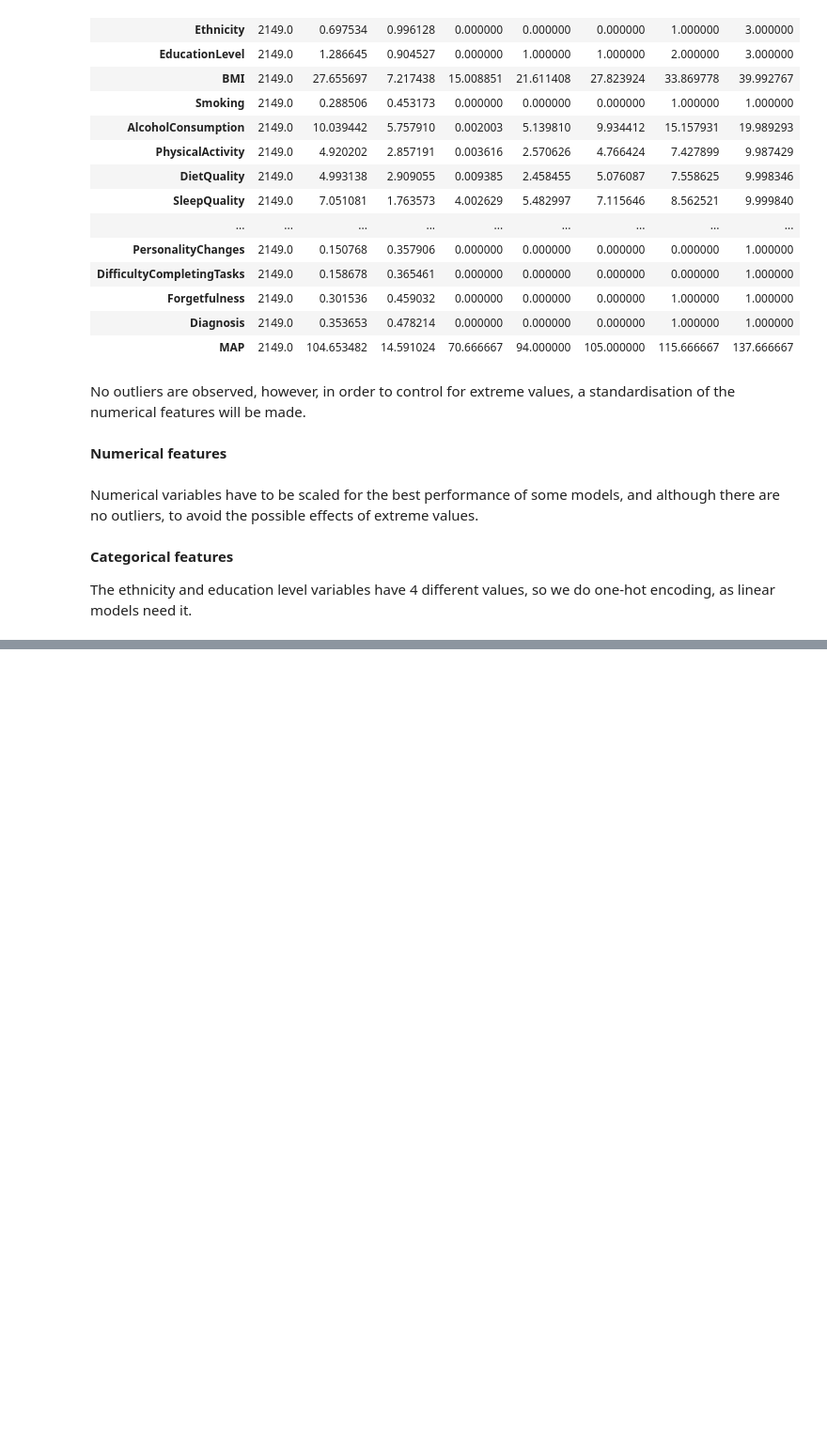
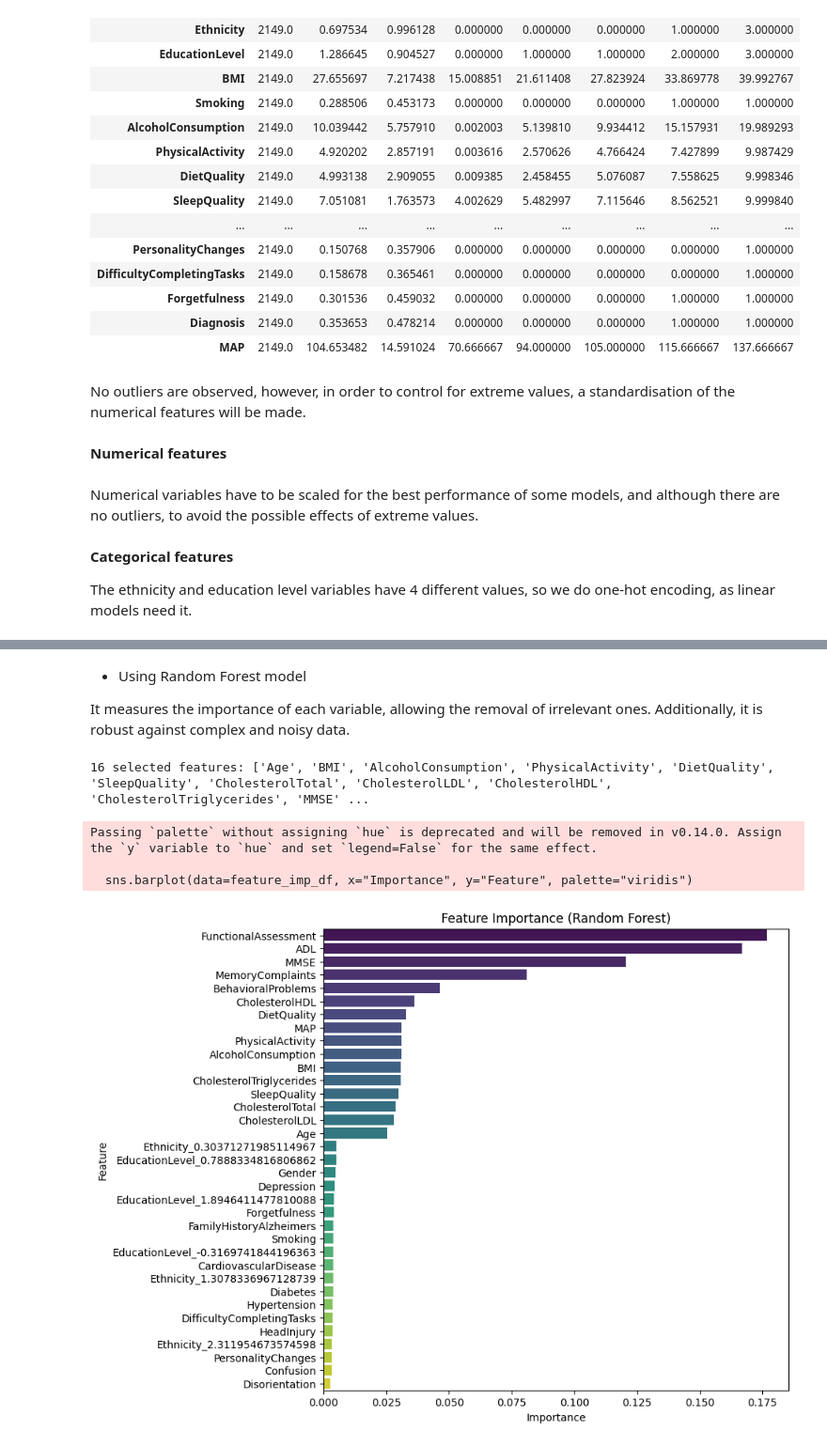
Before and after one commit to MartaaTebar/ML_Alzheimer_Disease, a Jupyter notebook: src/results_notebook/Results_ML_Alzheimer_Disease.ipynb, the cells around one changed output, grey strips where cells are left out. Shown at 94% size. Cells and saved outputs as stored; diff of their text form; code cells hidden in the pictures; blank space fills up the shorter version.

```diff
--- a/src/results_notebook/Results_ML_Alzheimer_Disease.ipynb
+++ b/src/results_notebook/Results_ML_Alzheimer_Disease.ipynb
@@ -308,0 +503,38 @@ df_alzheimer = pd.get_dummies(df_alzheimer, columns=categorical_cols, drop_first
+# %% [markdown]
+* Using Random Forest model
+
+It measures the importance of each variable, allowing the removal of irrelevant ones. Additionally, it is robust against complex and noisy data.
+# %%
+# Train RF Model
+rf = RandomForestClassifier(n_estimators=100, random_state=42)
+rf.fit(X_train, y_train)
+
+# feature importance
+feature_importances = rf.feature_importances_
+
+# features higher than threshold
+threshold = 0.025
+selected_features = X_train.columns[feature_importances > threshold]
+X_train_selected = X_train[selected_features]
+X_test_selected = X_test[selected_features]
+
+print(f"{len(selected_features)} selected features: {list(selected_features)}")
+# %% [output]
+16 selected features: ['Age', 'BMI', 'AlcoholConsumption', 'PhysicalActivity', 'DietQuality', 'SleepQuality', 'CholesterolTotal', 'CholesterolLDL', 'CholesterolHDL', 'CholesterolTriglycerides', 'MMSE' ...
+# %%
+# Plot this features and their importance
+feature_imp_df = pd.DataFrame({"Feature": X_train.columns, "Importance": feature_importances})
+feature_imp_df = feature_imp_df.sort_values(by="Importance", ascending=False)
+
+plt.figure(figsize=(8, 8))
+sns.barplot(data=feature_imp_df, x="Importance", y="Feature", palette="viridis")
+
+plt.title("Feature Importance (Random Forest)")
+plt.xlabel("Importance")
+plt.ylabel("Feature")
+plt.show()
+# %% [output]
+Passing `palette` without assigning `hue` is deprecated and will be removed in v0.14.0. Assign the `y` variable to `hue` and set `legend=False` for the same effect.
+
+  sns.barplot(data=feature_imp_df, x="Importance", y="Feature", palette="viridis")
+[figure, added]
```
Also changed, not shown: parts of 25 cells of this notebook, 1 other file.
